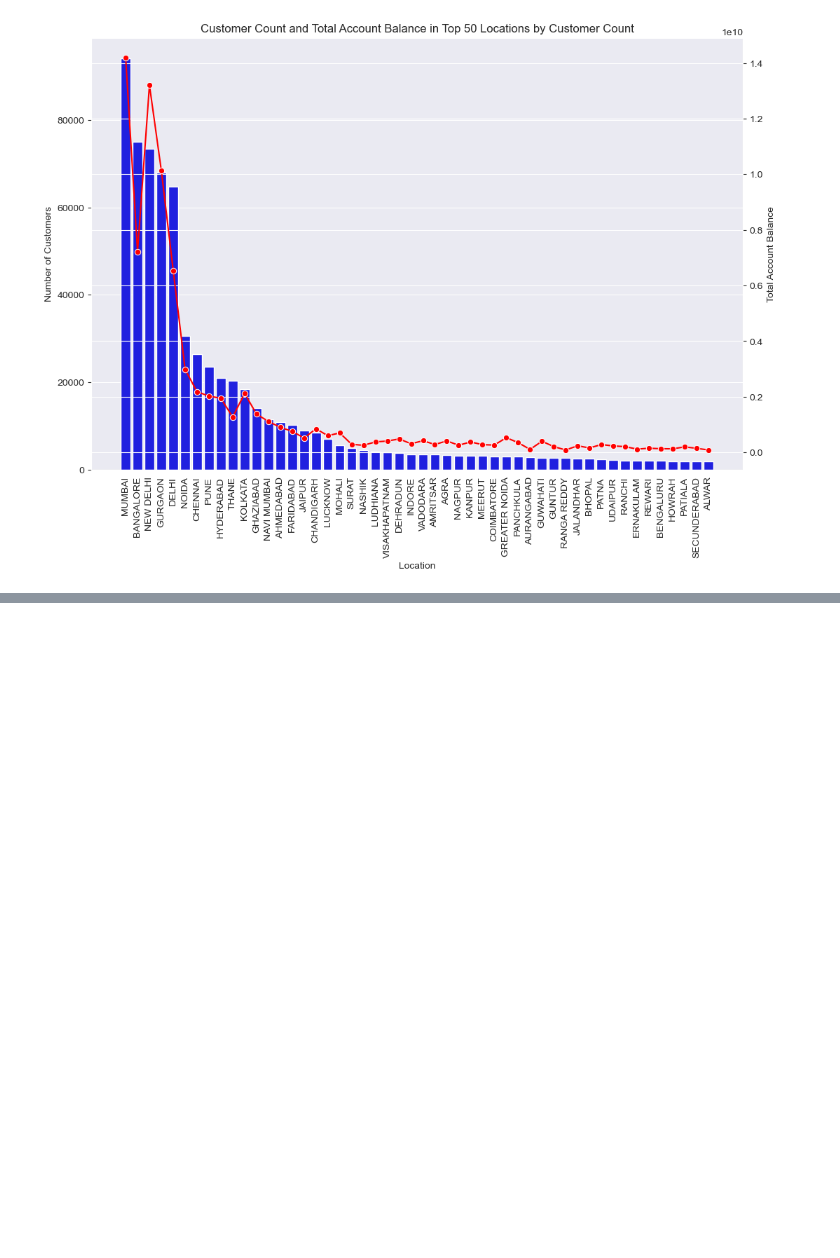
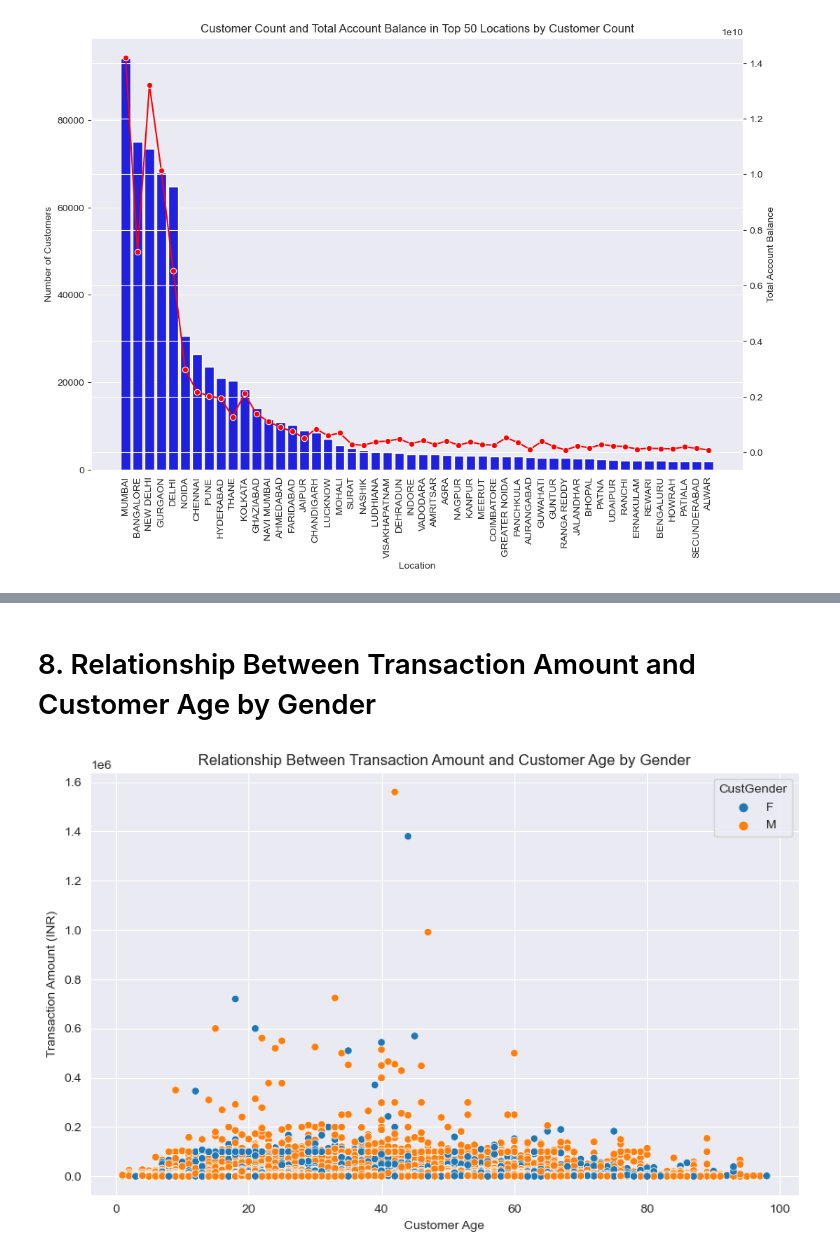
Before and after one commit to GDistories/DSAA5002_Final_Exam, a Jupyter notebook: Q6/Q6_Code/Q6.ipynb, the cells around one changed output, grey strips where cells are left out. Saved outputs shown, nothing was run; the diff lists cells and outputs as text; code cells hidden in the pictures; blank space fills up the shorter version.

```diff
--- a/Q6/Q6_Code/Q6.ipynb
+++ b/Q6/Q6_Code/Q6.ipynb
@@ -350,0 +325,11 @@ plt.show()
+# %% [markdown]
+# 8. Relationship Between Transaction Amount and Customer Age by Gender
+# %%
+plt.figure(figsize=(10, 6))
+sns.scatterplot(x='CustomerAge', y='TransactionAmount (INR)', hue='CustGender', data=bank_customer)
+plt.title('Relationship Between Transaction Amount and Customer Age by Gender')
+plt.xlabel('Customer Age')
+plt.ylabel('Transaction Amount (INR)')
+plt.show()
+# %% [output]
+[figure, added]
```
Also changed, not shown: parts of 47 cells of this notebook.
